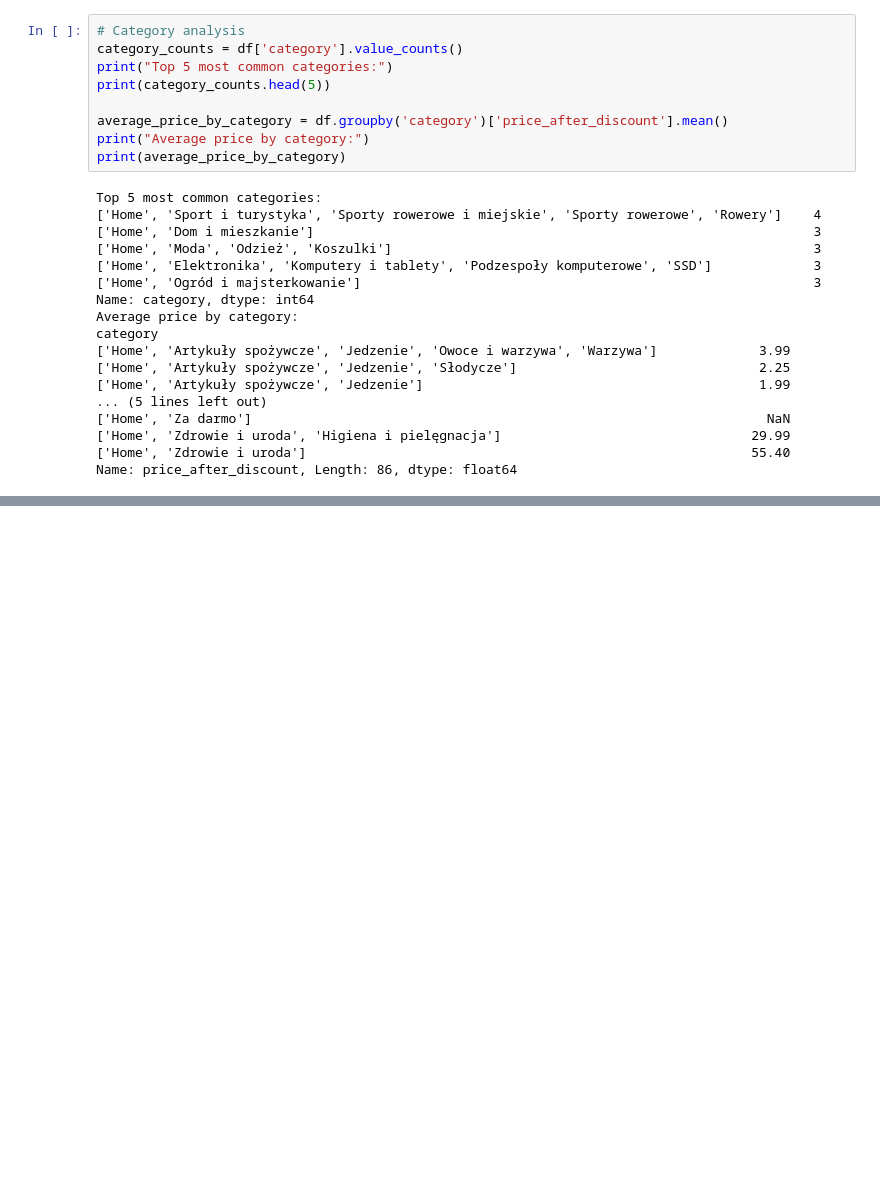
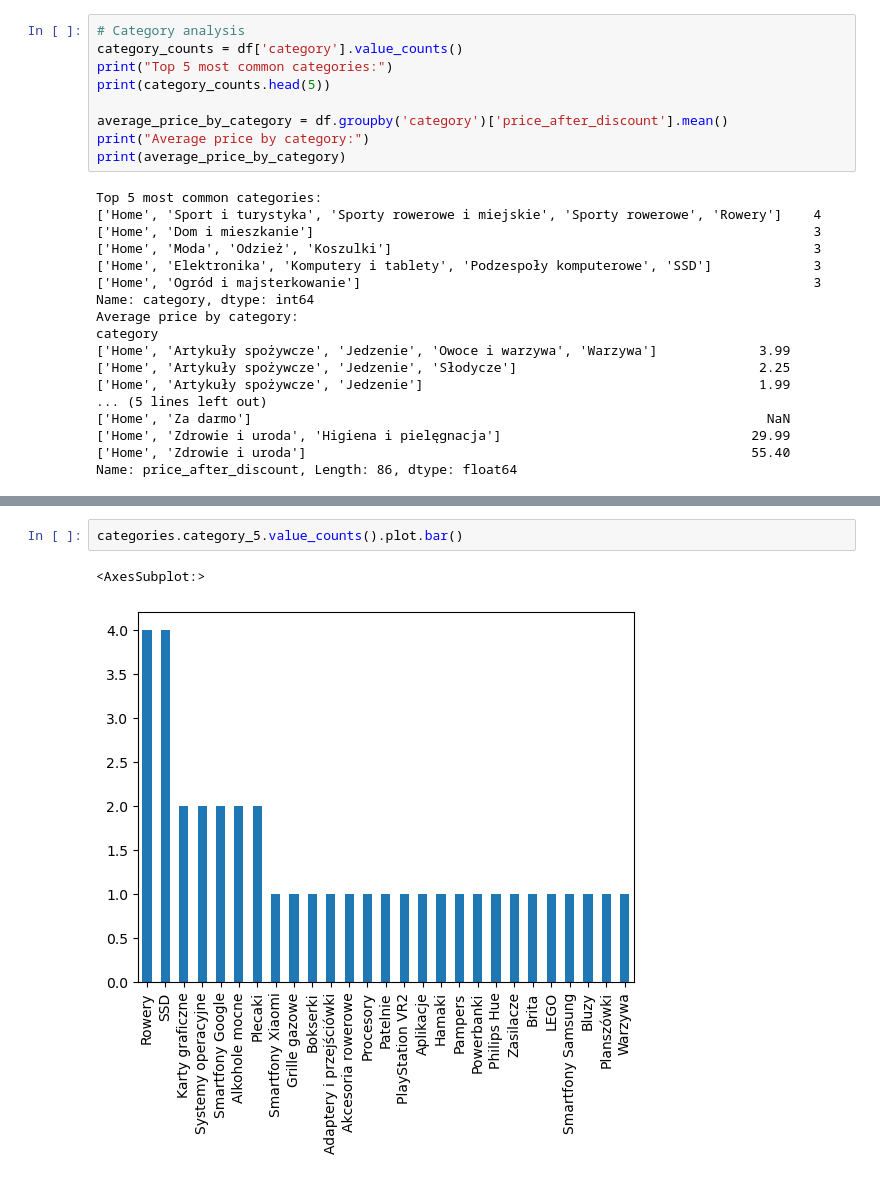
Before and after one commit to AdamJJ00/web-scrapping-pepper, a Jupyter notebook: pepper_data_analysis.ipynb, the cells around one changed output, grey strips where cells are left out. Drawn from its saved outputs; the diff is of its cells as text; blank space fills up the shorter version.

```diff
--- a/pepper_data_analysis.ipynb
+++ b/pepper_data_analysis.ipynb
@@ -204,0 +241,5 @@ Deal with lowest hotness:
+# %%
+categories.category_5.value_counts().plot.bar()
+# %% [output]
+<AxesSubplot:>
+[figure, added]
```
Also changed, not shown: parts of 16 cells of this notebook.
